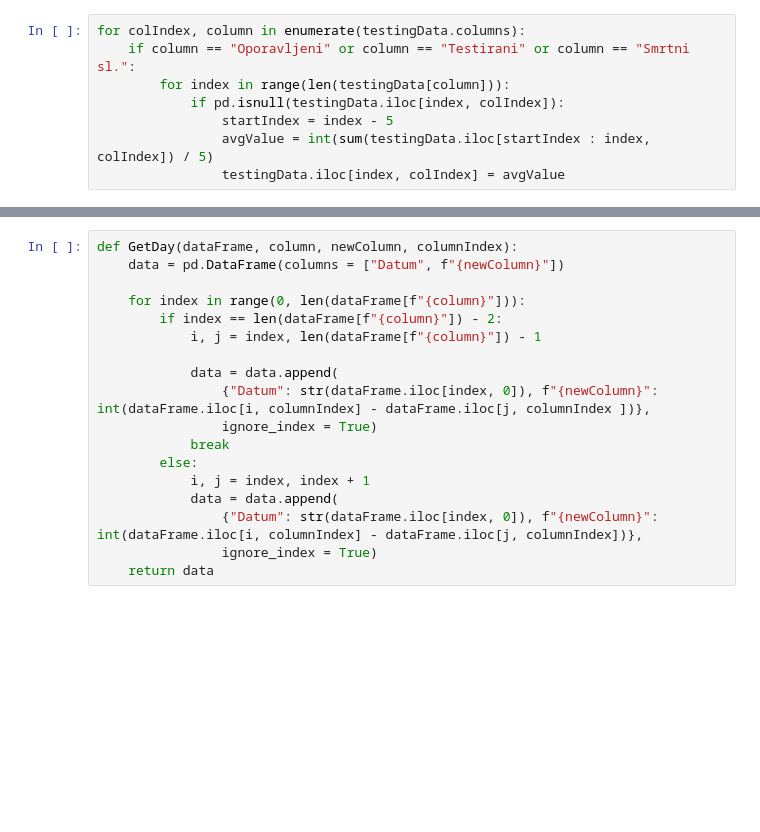
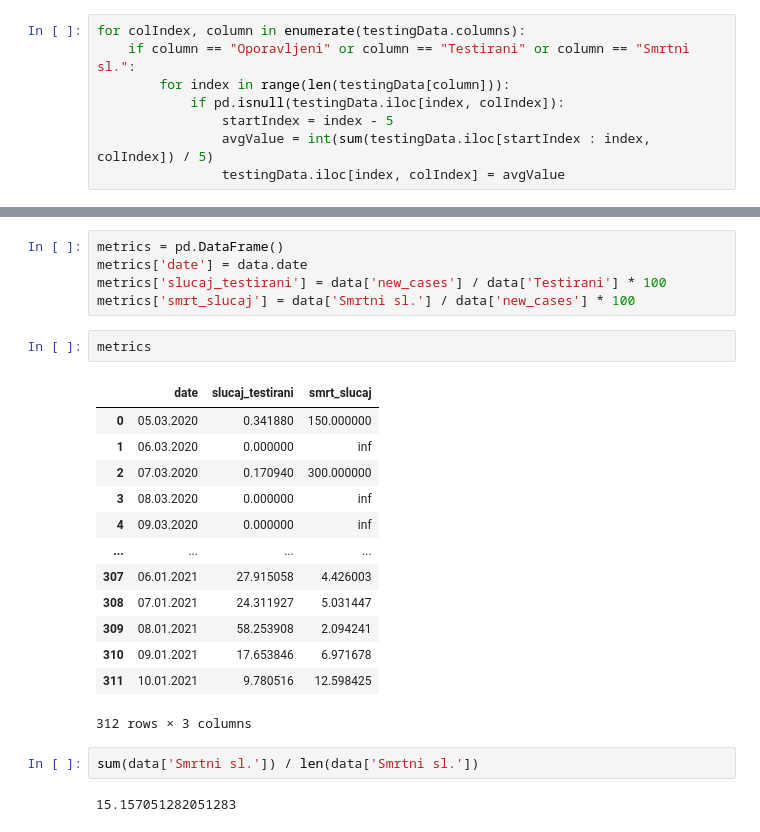
Before and after one commit to WorldWideWest/COVID-19, a Jupyter notebook: notebooks/COVID.ipynb, the cells around one changed output, grey strips where cells are left out. Saved outputs shown, nothing was run; the diff lists cells and outputs as text; blank space fills up the shorter version.

Commit message:
Calculating the metrics

```diff
--- a/notebooks/COVID.ipynb
+++ b/notebooks/COVID.ipynb
@@ -399,18 +326,25 @@ fbihdata
-# %%
-def GetDay(dataFrame, column, newColumn, columnIndex):
-    data = pd.DataFrame(columns = ["Datum", f"{newColumn}"])
-
-    for index in range(0, len(dataFrame[f"{column}"])):
-        if index == len(dataFrame[f"{column}"]) - 2:
-            i, j = index, len(dataFrame[f"{column}"]) - 1
-
-            data = data.append(
-                {"Datum": str(dataFrame.iloc[index, 0]), f"{newColumn}": int(dataFrame.iloc[i, columnIndex] - dataFrame.iloc[j, columnIndex ])},
-                ignore_index = True)
-            break
-        else:
-            i, j = index, index + 1
-            data = data.append(
-                {"Datum": str(dataFrame.iloc[index, 0]), f"{newColumn}": int(dataFrame.iloc[i, columnIndex] - dataFrame.iloc[j, columnIndex])},
-                ignore_index = True)
-    return data
+# %%
+metrics = pd.DataFrame()
+metrics['date'] = data.date
+metrics['slucaj_testirani'] = data['new_cases'] / data['Testirani'] * 100
+metrics['smrt_slucaj'] = data['Smrtni sl.'] / data['new_cases'] * 100
+# %%
+metrics
+# %% [output]
+|  | date | slucaj_testirani | smrt_slucaj |
+| 0 | 05.03.2020 | 0.341880 | 150.000000 |
+| 1 | 06.03.2020 | 0.000000 | inf |
+| 2 | 07.03.2020 | 0.170940 | 300.000000 |
+| 3 | 08.03.2020 | 0.000000 | inf |
+| 4 | 09.03.2020 | 0.000000 | inf |
+| ... | ... | ... | ... |
+| 307 | 06.01.2021 | 27.915058 | 4.426003 |
+| 308 | 07.01.2021 | 24.311927 | 5.031447 |
+| 309 | 08.01.2021 | 58.253908 | 2.094241 |
+| 310 | 09.01.2021 | 17.653846 | 6.971678 |
+| 311 | 10.01.2021 | 9.780516 | 12.598425 |
+312 rows × 3 columns
+# %%
+sum(data['Smrtni sl.']) / len(data['Smrtni sl.'])
+# %% [output]
+15.157051282051283
```
Also changed, not shown: parts of 12 cells of this notebook, 13 other files.
